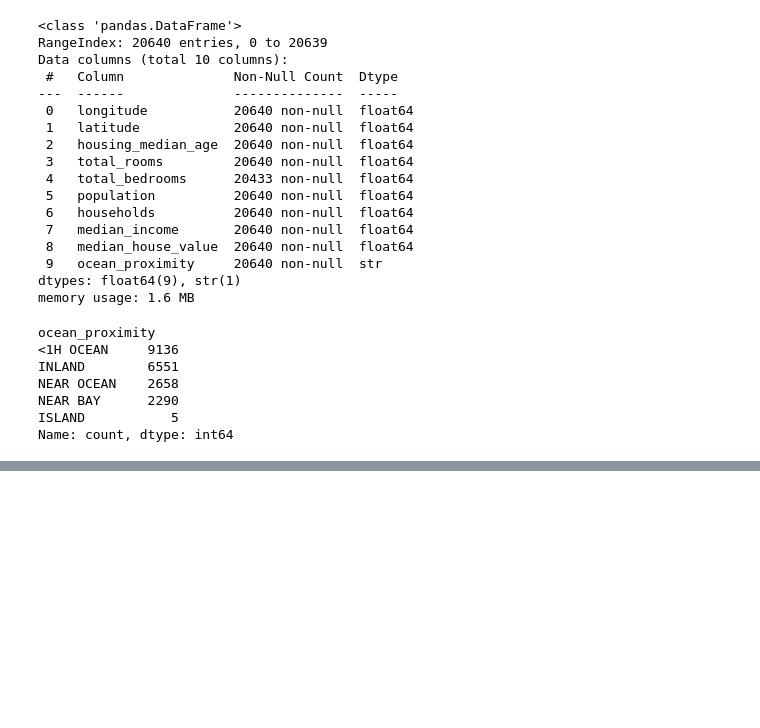
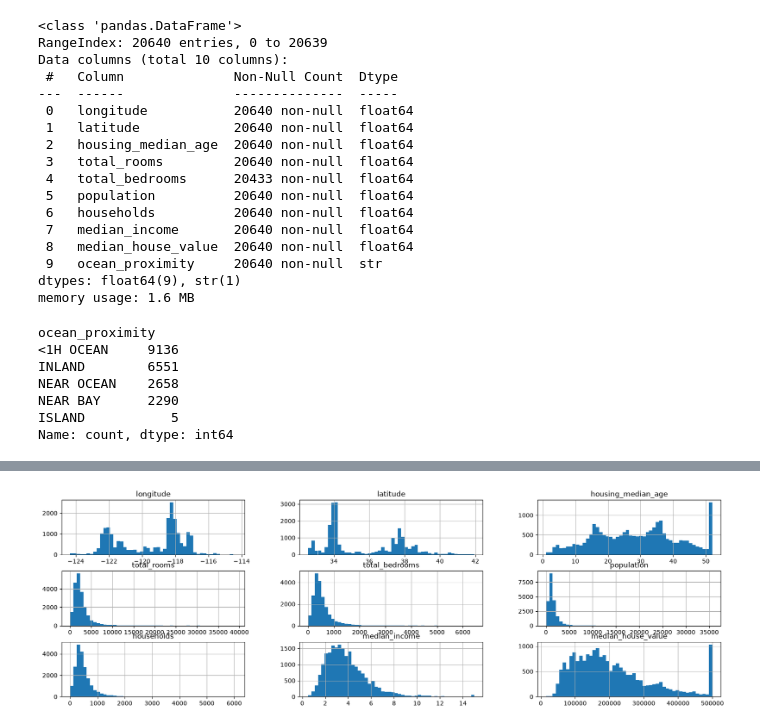
Before and after one commit to WeenAIthDev/Hands-on-ML-book-applications, a Jupyter notebook: End-to-END-ML-PROJ.ipynb, the cells around one changed output, grey strips where cells are left out. Drawn from its saved outputs; the diff is of its cells as text; code cells hidden in the pictures; blank space fills up the shorter version.

```diff
--- a/End-to-END-ML-PROJ.ipynb
+++ b/End-to-END-ML-PROJ.ipynb
@@ -43,0 +90,5 @@ Name: count, dtype: int64
+# %%
+df.hist(bins=50, figsize=(20,6))
+plt.show()
+# %% [output]
+[figure, added]
```
Also changed, not shown: parts of 8 cells of this notebook.
